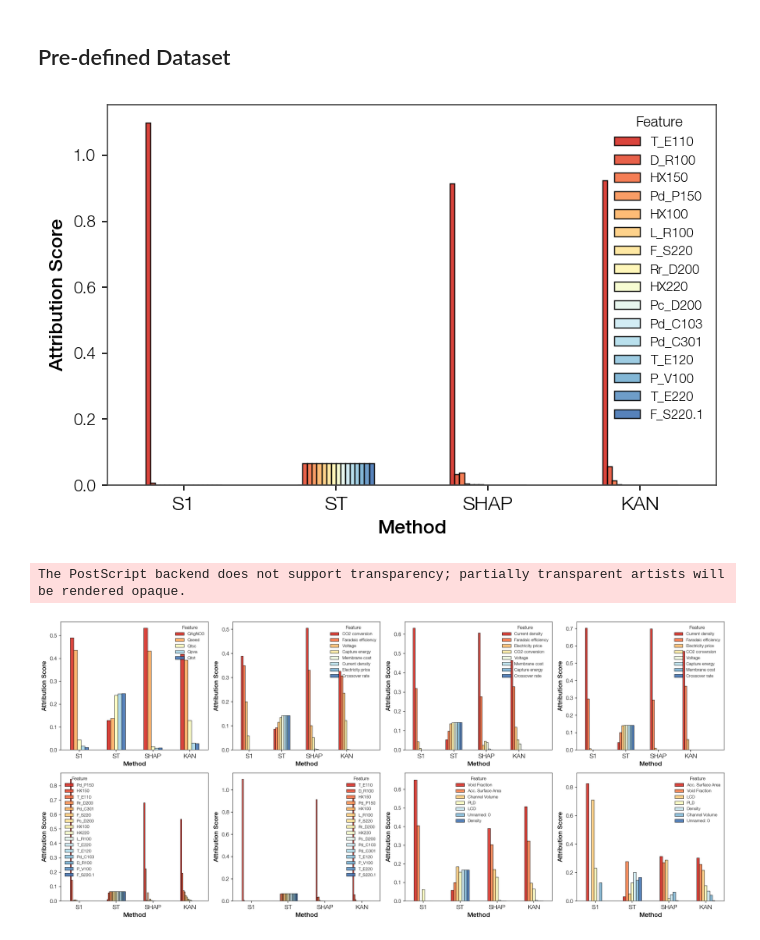
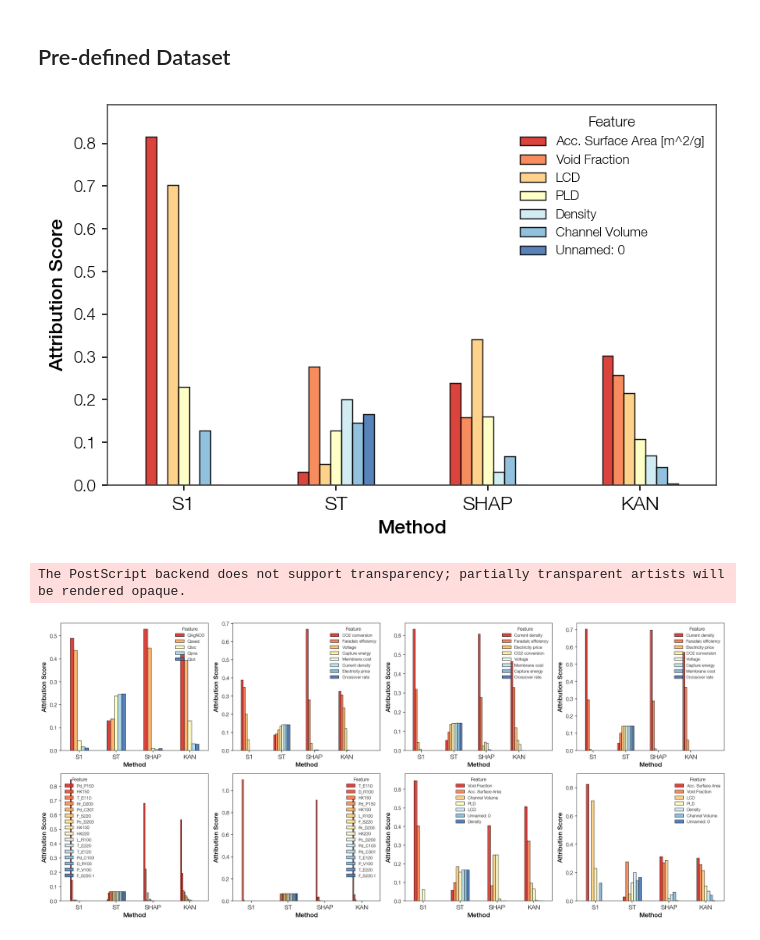
Before and after one commit to foodbanana/pykan, a Jupyter notebook: github/workflows/Hyein/plot_conventional.ipynb, the cells around one changed output. Drawn from its saved outputs; the diff is of its cells as text; code cells hidden in the pictures.

```diff
--- a/github/workflows/Hyein/plot_conventional.ipynb
+++ b/github/workflows/Hyein/plot_conventional.ipynb
@@ -168,7 +168,7 @@ import pandas as pd
 import os
 import numpy as np
 
-name_data = 'CO2HEx10'
+name_data = 'ITHH4500'
 
 root_dir = r"D:\pykan\github\workflows\Hyein"
 file_sobol = os.path.join(root_dir, "material_kan_models", name_data, f"{name_data}_sobol_indices_owen.csv")
@@ -196,34 +196,34 @@ df_transposed = df_methods.T
 # 3. Create the plot using pandas built-in wrapper
 # This automatically handles dynamic counts of features
 num_feat = len(df_transposed.columns)
 cmap = plt.get_cmap('RdYlBu')
 custom_colors = [cmap(x) for x in np.linspace(0.1, 0.9, num_feat)]
 ax = df_transposed.plot(kind='bar', rot=0, color=custom_colors, alpha=0.9)
 
 # 4. Customize axes and labels
 ax.set_xlabel('Method')
 ax.set_ylabel('Attribution Score')
 if "CO2RR" in name_data:
     # ax.legend(title='Feature', loc='upper center', ncols=4)
     # y_min, y_max = ax.get_ylim()
     # ax.set_ylim([y_min, y_max*1.2])
 
     ax.legend(title='Feature', loc='upper right')
     x_min, x_max = ax.get_xlim()
     ax.set_xlim([x_min, x_max*1.15])
 else:
     ax.legend(title='Feature')
 y_min, y_max = ax.get_ylim()
 ax.set_ylim([0, y_max])
 
 # Adjust layout and display
 plt.savefig(os.path.join(root_dir, "material_kan_models", name_data, f"{name_data}_VS_conventional.png"))
 plt.savefig(os.path.join(root_dir, "material_kan_models", name_data, f"{name_data}_VS_conventional.svg"), format='svg')
 plt.savefig(os.path.join(dir_paper_figure, f"VS_conventionals_{name_data}.png"))
 plt.savefig(os.path.join(dir_paper_figure, f"VS_conventionals_{name_data}.svg"), format='svg')
 plt.show()
 # %% [output]
-[figure, old version]
+[figure, new version]
 # %%
 import pandas as pd
 import os
@@ -325,4 +325,4 @@ plt.savefig(os.path.join(dir_paper_figure, f"VS_conventionals_All.eps"), format=
 plt.show()
 # %% [output]
 The PostScript backend does not support transparency; partially transparent artists will be rendered opaque.
-[figure, old version]
+[figure, new version]
```
Also changed, not shown: 17 other files.
